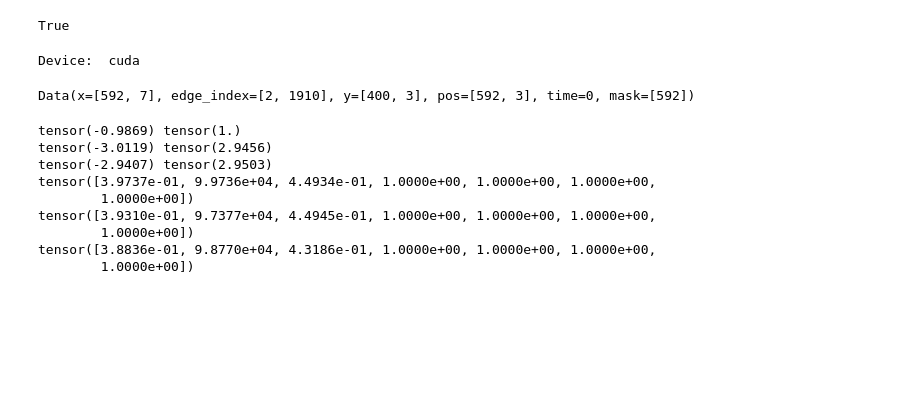
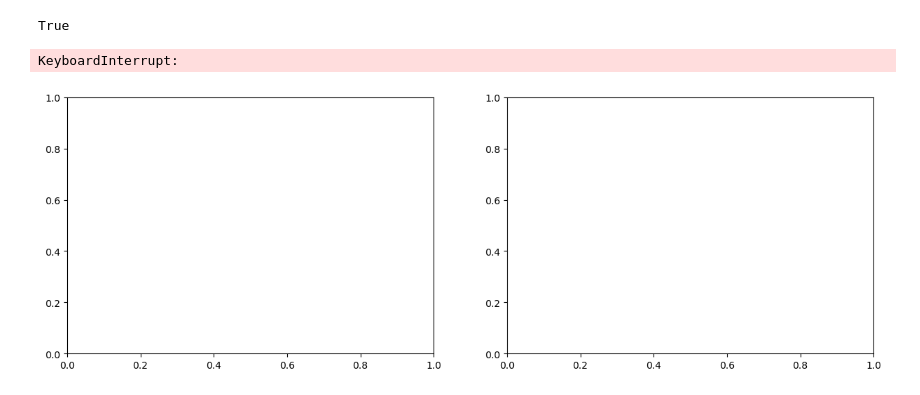
Before and after one commit to MaxGeraedts/DEM-GNN, a Jupyter notebook: Equivariant_model.ipynb, the cells around one changed output. Saved outputs shown, nothing was run; the diff lists cells and outputs as text; code cells hidden in the pictures; blank space fills up the shorter version.

```diff
--- a/Equivariant_model.ipynb
+++ b/Equivariant_model.ipynb
@@ -217,45 +223,42 @@ def NormalizePos(dataset,scale_pos=None,scalex=None):
 # %%
-from torch_geometric.transforms import BaseTransform
+from torch_geometric.transforms import BaseTransform,Center
 class NormalizePos(BaseTransform):
     r"""Centers and normalizes node positions to the interval :math:`(-1, 1)`
     (functional name: :obj:`normalize_scale`).
     """
-    def __init__(self,scale_pos,scale_x) -> None:
-        self.scale_pos = scale_pos
-        self.scale_x = scale_x
-
+    def __init__(self,file_name):
+        self.path_scale_pos = os.path.join(os.getcwd(),"Data","processed",f"{file_name}_scale_pos.pt")
+        self.path_scale_x   = os.path.join(os.getcwd(),"Data","processed",f"{file_name}_scale_x.pt")
     def forward(self, data: Data) -> Data:
-        assert data.pos is not None
-        data.pos *= self.scale_pos
-
-        assert data.x is not None
-        data.x *= self.scale_x
+        scale_pos = torch.load(self.path_scale_pos)
+        scale_x   = torch.load(self.path_scale_x)
+        data.pos *= scale_pos
+        data.x   *= scale_x
 
         return data
 # %%
-transform_norm = T.Compose([T.NormalizeScale(),T.Cartesian(False)])
-transform_eq = T.Cartesian(False)
-transform_dist = T.Compose([T.Cartesian(False), T.Distance(norm=False,cat=True)])
-transform_norm = T.Compose([T.NormalizeScale(),T.Cartesian(False),T.Distance(norm=False,cat=True)])
-
 file_name="N400"
+model_ident = "Norm_01"
 data_split=[0.85, 0.95]
-pre_transform = T.Center()
-transform=
-force_reload = False
-train = True
+pre_transform = T.Compose([NormalizePos(file_name),
+                           T.Cartesian(False),
+                           T.Distance(norm=False,cat=True)])
+transform       = None
+force_reload    = False
+train           = True
 
 if train == True:
-    dataset_train     = DEM_Dataset(file_name, data_split,"train"   ,'delta',force_reload, pre_transform,transform)
-    dataset_val      = DEM_Dataset(file_name, data_split,"validate",'delta', force_reload, pre_transform=pre_transform,force_reload=force_reload)
-    dataset_test      = DEM_Dataset(file_name, data_split,"test"    ,'delta', force_reload, pre_transform=pre_transform,force_reload=force_reload)
+    dataset_train     = DEM_Dataset(file_name, data_split,"train"   ,'delta', force_reload, pre_transform,transform)
+    dataset_val       = DEM_Dataset(file_name, data_split,"validate",'delta', force_reload, pre_transform,transform)
+    dataset_test      = DEM_Dataset(file_name, data_split,"test"    ,'delta', force_reload, pre_transform,transform)
 
-    model = GetModel("N400","RelPos_03",edge_dim=4)
+    model = GetModel("N400",model_ident,edge_dim=4)
     trainer = Trainer(model, dataset_train,dataset_val,
-                    batch_size=64,
-                    lr=0.00000001,
-                    epochs=2000,
-                    model_name=f"{file_name}_GCONV_Model_RelPos_03")
-    #trainer.train_loop()
+                      batch_size=64,
+                      lr=0.0000001,
+                      epochs=2000,
+                      model_name=f"{file_name}_GCONV_Model_{model_ident}")
+    trainer.train_loop()
 # %% [output]
-Device:  cuda
+KeyboardInterrupt:
+[figure, added]
@@ -266,22 +264,0 @@ dataset_train.data = transform(dataset_train.data)
-# %%
-dataset_train[0]
-# %% [output]
-Data(x=[592, 7], edge_index=[2, 1910], y=[400, 3], pos=[592, 3], time=0, mask=[592])
-# %%
-print(dataset_train.pos.min(),dataset_train.pos.max())
-print(dataset_val.pos.min(),dataset_val.pos.max())
-print(dataset_test.pos.min(),dataset_test.pos.max())
-
-print(dataset_train.x.max(dim=0)[0])
-print(dataset_val.x.max(dim=0)[0])
-print(dataset_test.x.max(dim=0)[0])
-# %% [output]
-tensor(-0.9869) tensor(1.)
-tensor(-3.0119) tensor(2.9456)
-tensor(-2.9407) tensor(2.9503)
-tensor([3.9737e-01, 9.9736e+04, 4.4934e-01, 1.0000e+00, 1.0000e+00, 1.0000e+00,
-        1.0000e+00])
-tensor([3.9310e-01, 9.7377e+04, 4.4945e-01, 1.0000e+00, 1.0000e+00, 1.0000e+00,
-        1.0000e+00])
-tensor([3.8836e-01, 9.8770e+04, 4.3186e-01, 1.0000e+00, 1.0000e+00, 1.0000e+00,
-        1.0000e+00])
```
Also changed, not shown: parts of 6 cells of this notebook.
